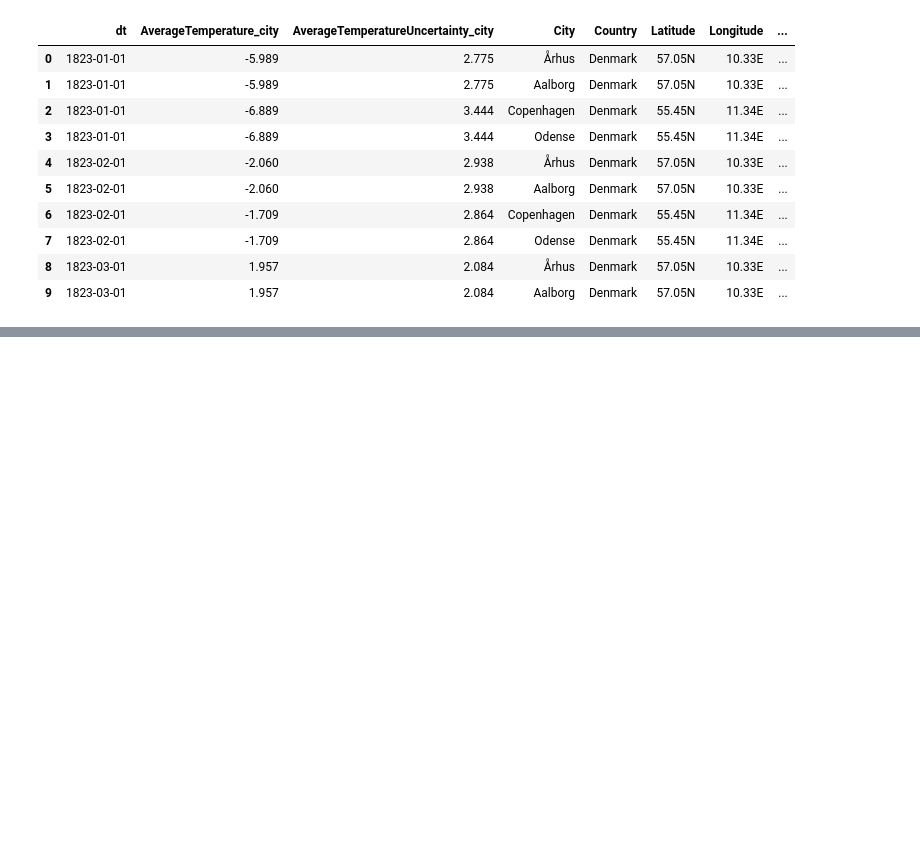
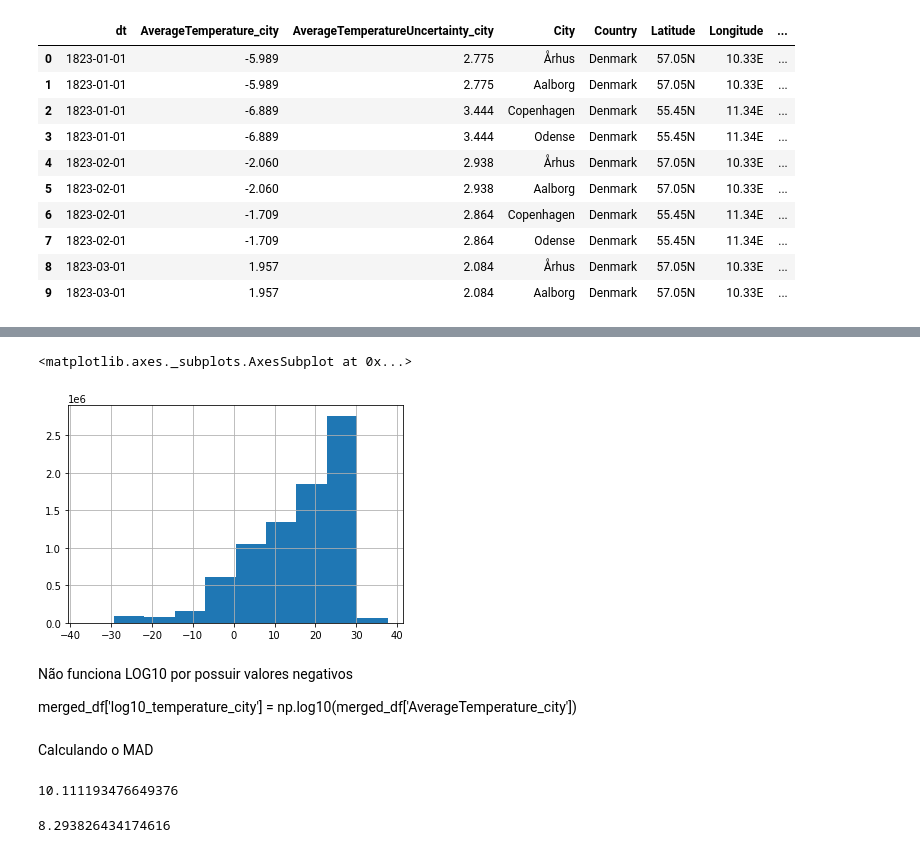
Before and after one commit to acab2/intruducao_ciencia_de_dados, a Jupyter notebook: Climate Change.ipynb, the cells around one changed output, grey strips where cells are left out. Drawn from its saved outputs; the diff is of its cells as text; code cells hidden in the pictures; blank space fills up the shorter version.

```diff
--- a/Climate Change.ipynb
+++ b/Climate Change.ipynb
@@ -133,0 +177,21 @@ merged_df.head(10)
+# %%
+merged_df['AverageTemperature_country'].hist()
+# %% [output]
+<matplotlib.axes._subplots.AxesSubplot at 0x...>
+[figure, added]
+# %% [markdown]
+Não funciona LOG10 por possuir valores negativos
+
+merged_df['log10_temperature_city'] = np.log10(merged_df['AverageTemperature_city'])
+# %% [markdown]
+Calculando o MAD
+# %%
+mad = np.abs(merged_df['AverageTemperature_city'] - merged_df['AverageTemperature_city'].median()).median() * (1/0.6745)
+mad
+# %% [output]
+10.111193476649376
+# %%
+mad_pd = merged_df['AverageTemperature_city'].mad()
+mad_pd
+# %% [output]
+8.293826434174616
```
Also changed, not shown: parts of 10 cells of this notebook.
